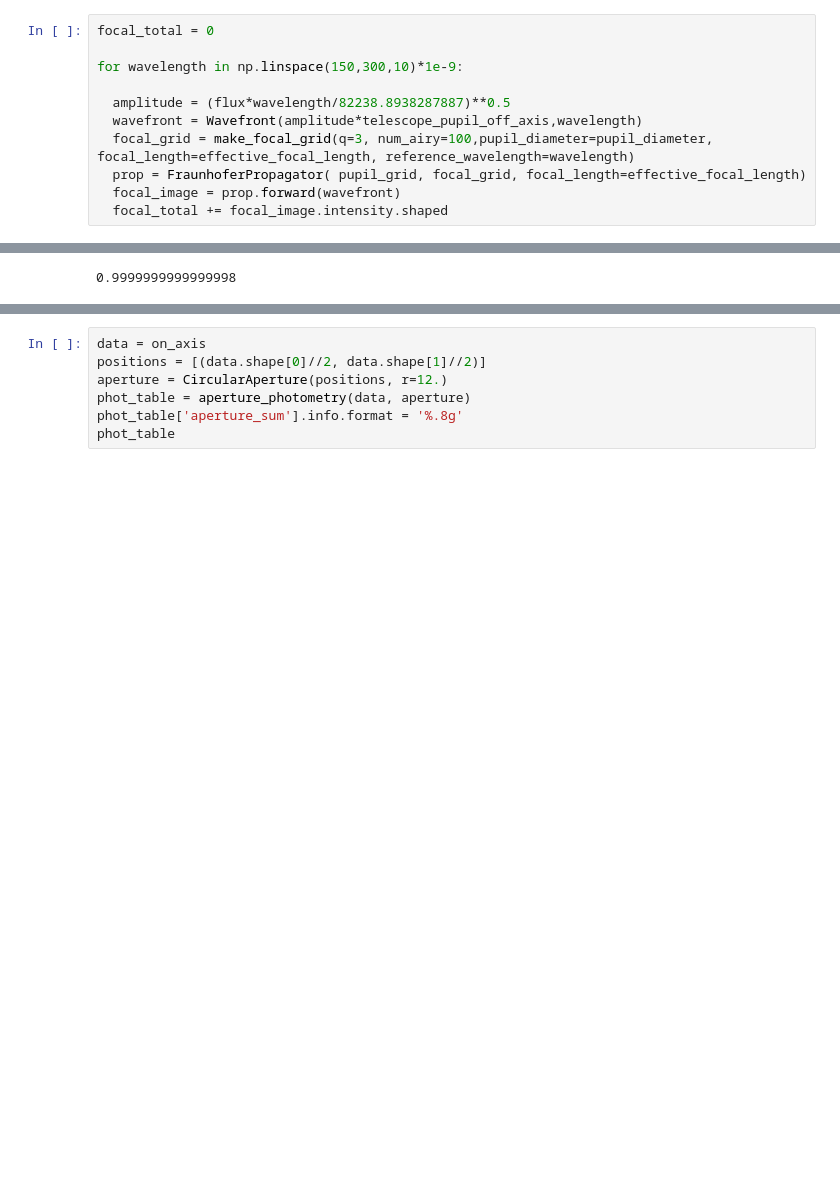
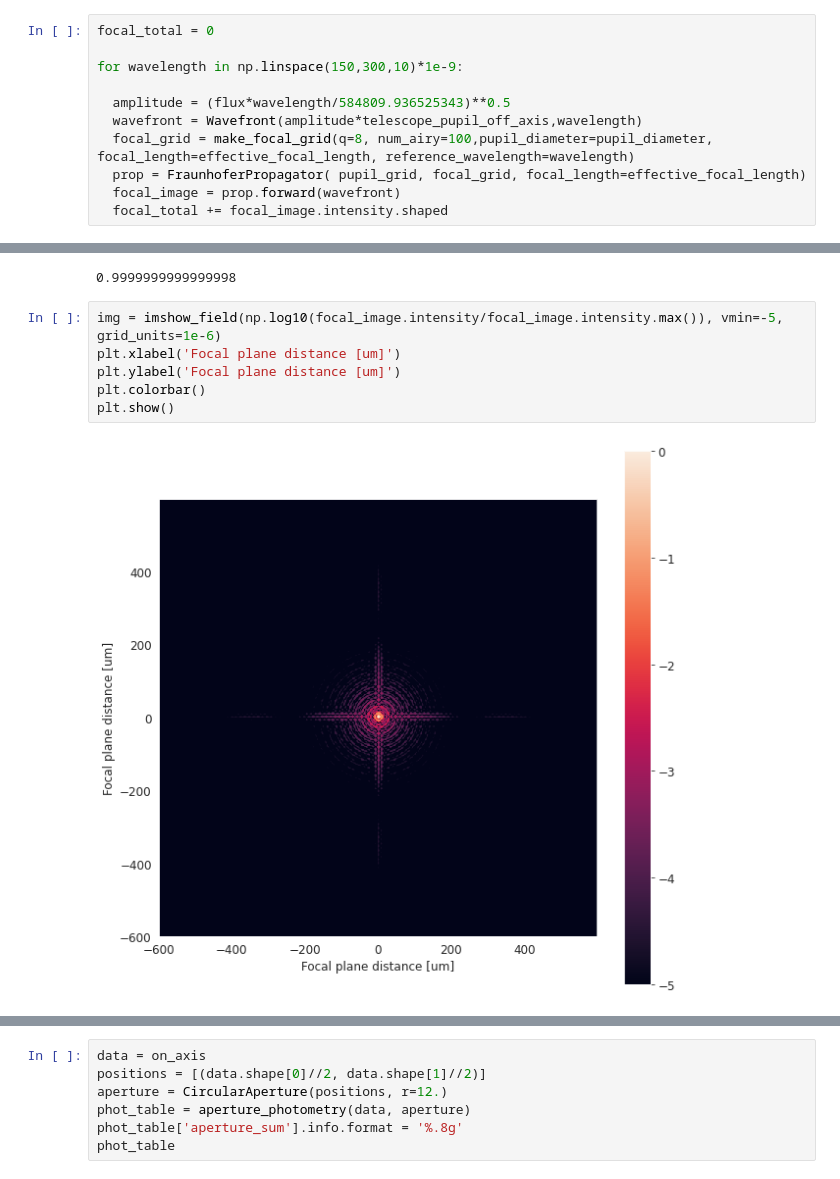
Before and after one commit to Jack3690/INSIST, a Jupyter notebook: PSF_Simulator.ipynb, the cells around one changed output, grey strips where cells are left out. Saved outputs shown, nothing was run; the diff lists cells and outputs as text; blank space fills up the shorter version.

```diff
--- a/PSF_Simulator.ipynb
+++ b/PSF_Simulator.ipynb
@@ -811,9 +816,9 @@ focal_total = 0
 
 for wavelength in np.linspace(150,300,10)*1e-9:
 
-  amplitude = (flux*wavelength/82238.8938287887)**0.5
+  amplitude = (flux*wavelength/584809.936525343)**0.5
   wavefront = Wavefront(amplitude*telescope_pupil_off_axis,wavelength)
-  focal_grid = make_focal_grid(q=3, num_airy=100,pupil_diameter=pupil_diameter, focal_length=effective_focal_length, reference_wavelength=wavelength)
+  focal_grid = make_focal_grid(q=8, num_airy=100,pupil_diameter=pupil_diameter, focal_length=effective_focal_length, reference_wavelength=wavelength)
   prop = FraunhoferPropagator( pupil_grid, focal_grid, focal_length=effective_focal_length)
   focal_image = prop.forward(wavefront)
   focal_total += focal_image.intensity.shaped
@@ -874,3 +885,11 @@ on_axis = np.array(focal_total/10)
 on_axis.sum()
 # %% [output]
 0.9999999999999998
+# %%
+img = imshow_field(np.log10(focal_image.intensity/focal_image.intensity.max()), vmin=-5, grid_units=1e-6)
+plt.xlabel('Focal plane distance [um]')
+plt.ylabel('Focal plane distance [um]')
+plt.colorbar()
+plt.show()
+# %% [output]
+[figure, added]
```
Also changed, not shown: parts of 18 cells of this notebook.
